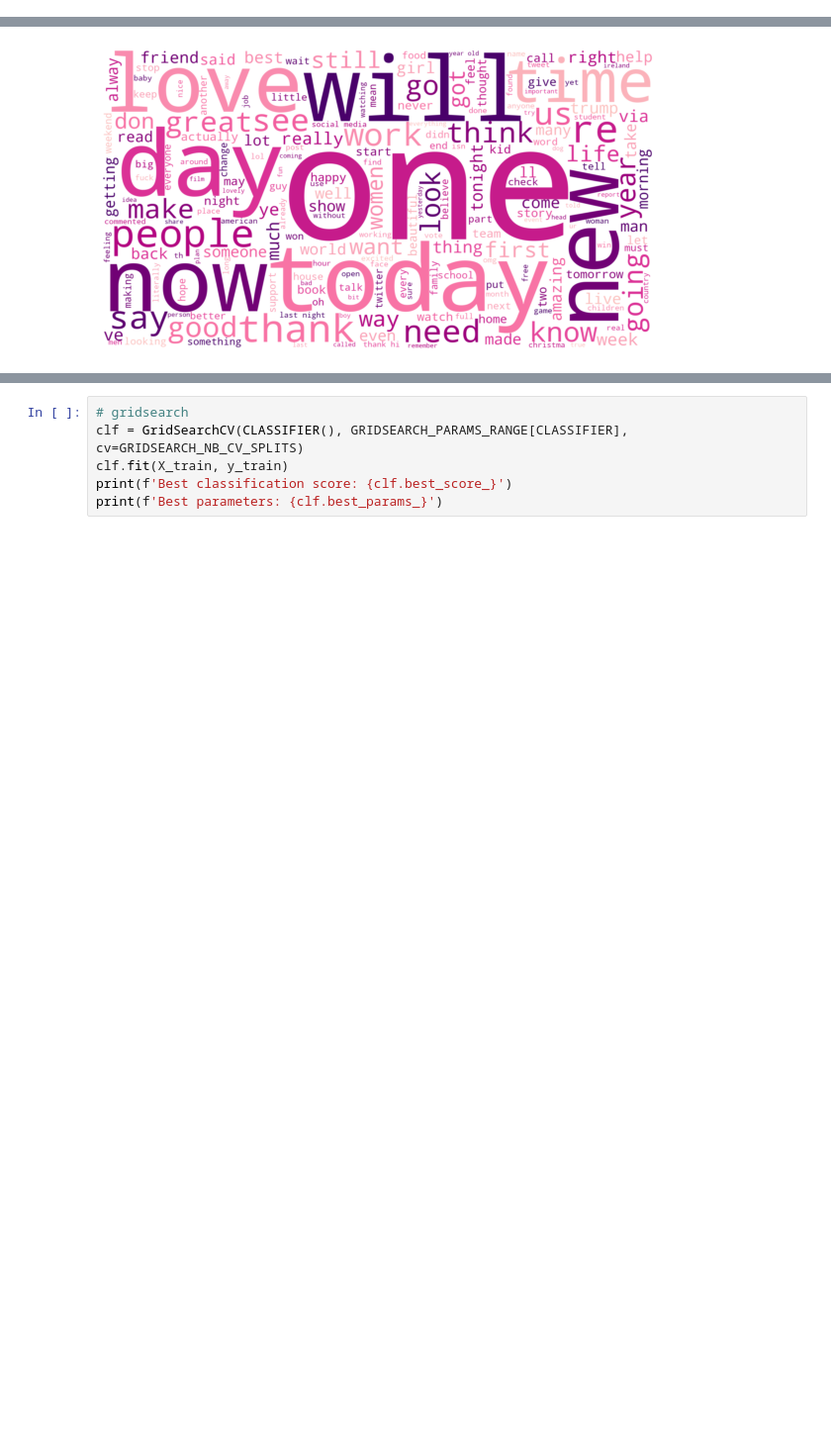
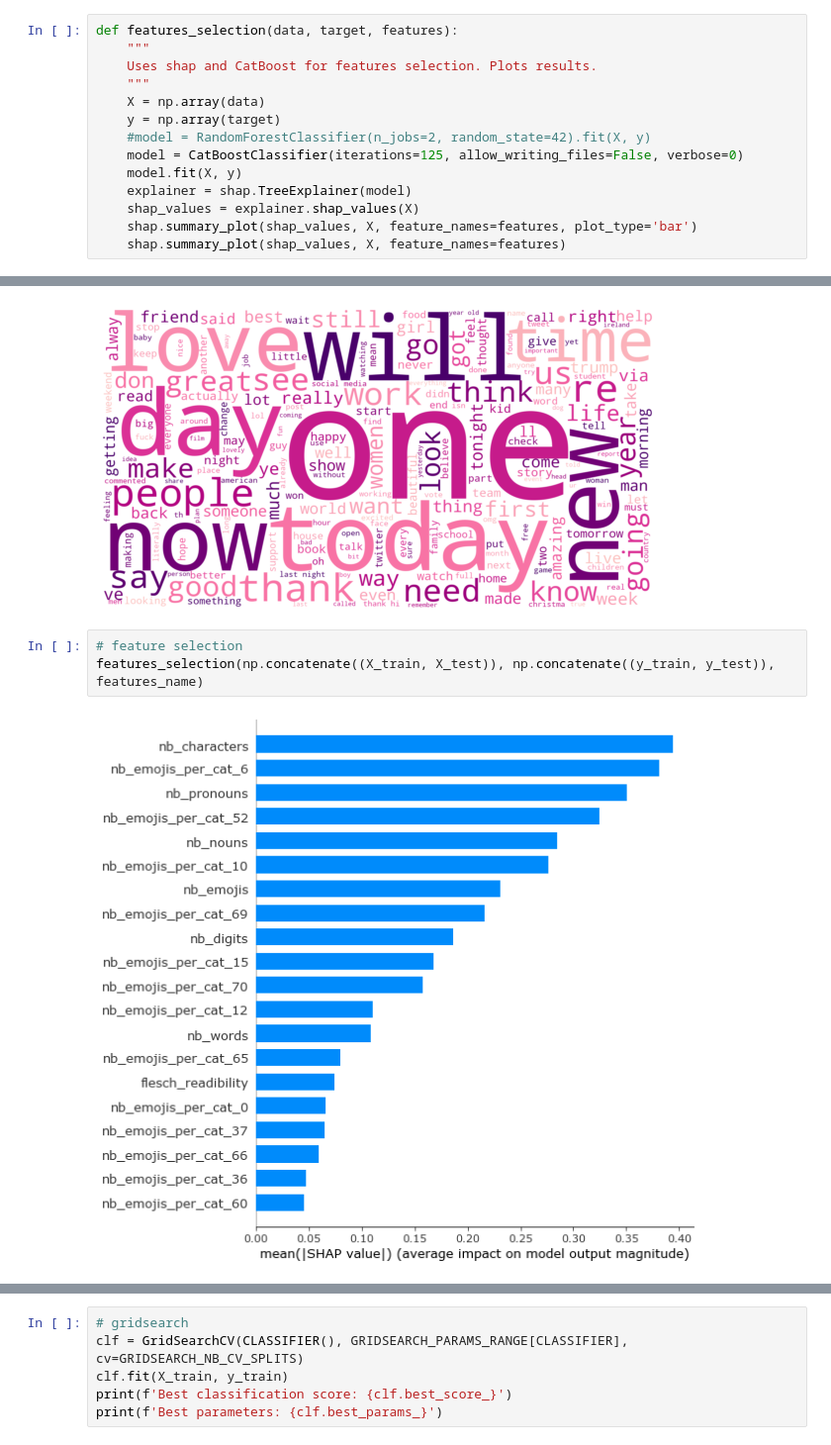
Before and after one commit to ChacunGu/NLP_Gender_Profiling, a Jupyter notebook: NLP_Gender_Profiling.ipynb, the cells around one changed output, grey strips where cells are left out. Shown: that part at 99% size. Drawn from its saved outputs; the diff is of its cells as text; blank space fills up the shorter version.

Commit message:
Add Shap's feature selection

```diff
--- a/NLP_Gender_Profiling.ipynb
+++ b/NLP_Gender_Profiling.ipynb
@@ -580,6 +590,20 @@ def plot_wordcloud(text, colormap, collocations=False):
     plt.imshow(wordcloud, interpolation='bilinear', aspect='auto')
     plt.axis("off")
     plt.show()
+# %%
+def features_selection(data, target, features):
+    """
+    Uses shap and CatBoost for features selection. Plots results.
+    """
+    X = np.array(data)
+    y = np.array(target)
+    #model = RandomForestClassifier(n_jobs=2, random_state=42).fit(X, y)
+    model = CatBoostClassifier(iterations=125, allow_writing_files=False, verbose=0)
+    model.fit(X, y)
+    explainer = shap.TreeExplainer(model)
+    shap_values = explainer.shap_values(X)
+    shap.summary_plot(shap_values, X, feature_names=features, plot_type='bar')
+    shap.summary_plot(shap_values, X, feature_names=features)
 # %% [markdown]
 # Constants
 # %%
@@ -736,3 +761,8 @@ Men's tweets :
 [figure]
 Women's tweets :
 [figure]
+# %%
+# feature selection
+features_selection(np.concatenate((X_train, X_test)), np.concatenate((y_train, y_test)), features_name)
+# %% [output]
+[figure, added]
```
Also changed, not shown: parts of 11 cells of this notebook.
